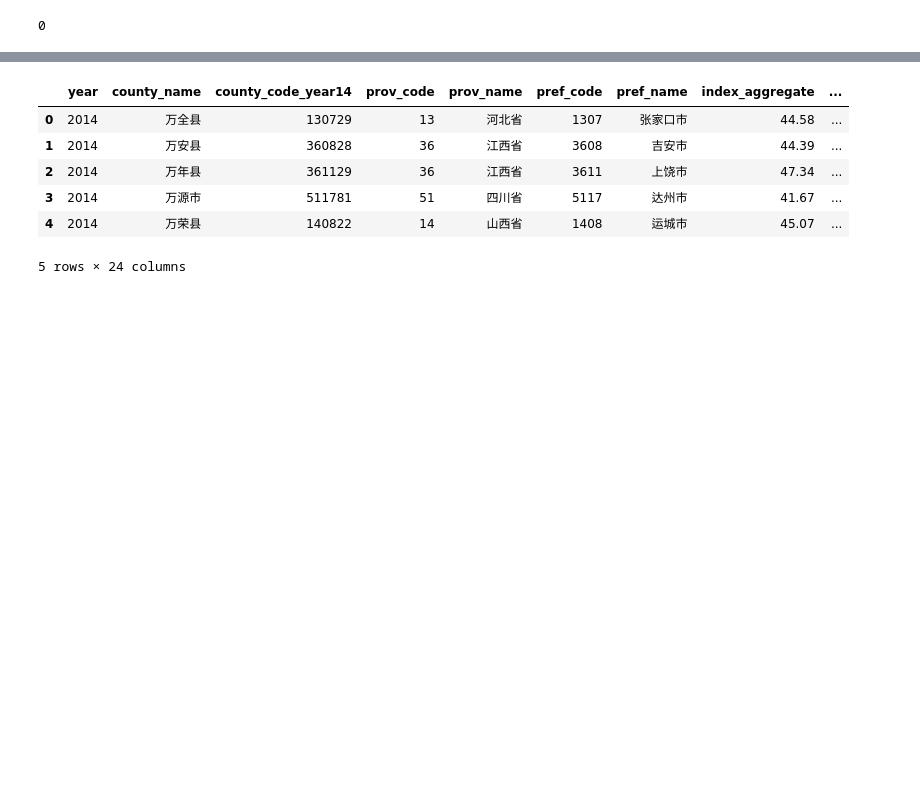
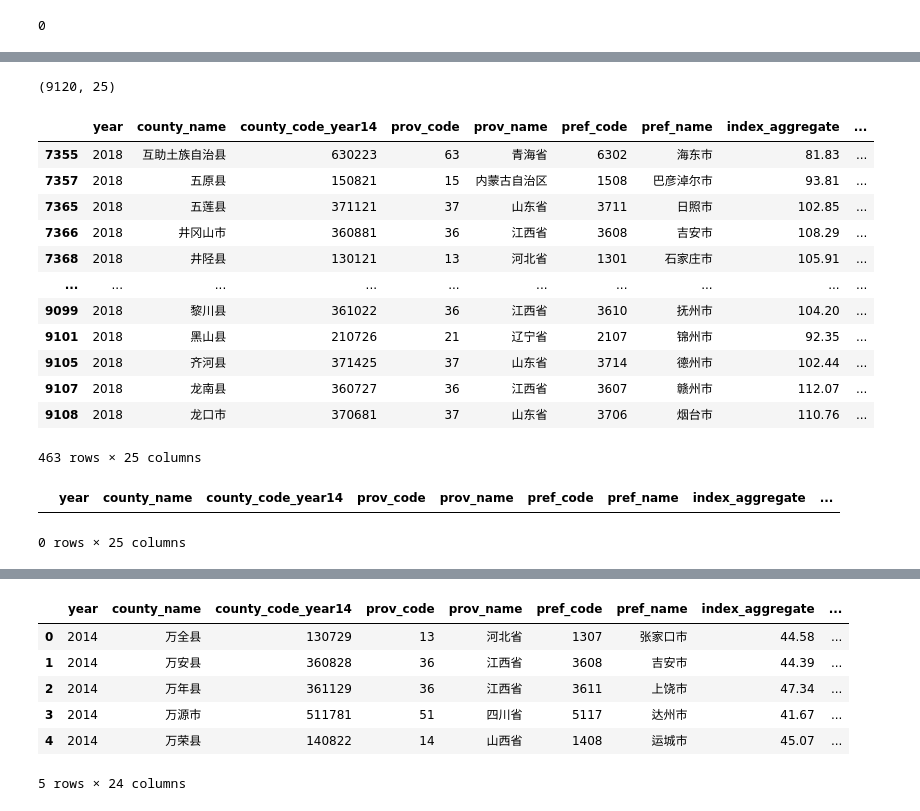
Before and after one commit to MariamAmmar/China_Fintech_Project, a Jupyter notebook: China_Fintech_Project/Katie.ipynb, the cells around one changed output, grey strips where cells are left out. Saved outputs shown, nothing was run; the diff lists cells and outputs as text; code cells hidden in the pictures; blank space fills up the shorter version.

Commit message:
clean gdp data

```diff
--- a/China_Fintech_Project/Katie.ipynb
+++ b/China_Fintech_Project/Katie.ipynb
@@ -232,0 +204,2 @@ df = data.copy()
+# %%
+df.at[7850,"pref_name"] = "伊犁哈萨克自治州"
@@ -232,0 +230,11 @@ df = data.copy()
+# %%
+import numpy as np
+from sklearn.impute import SimpleImputer
+def imputer(df):
+    imp = SimpleImputer(missing_values=np.nan, strategy='median')
+    df.iloc[:,17:18] = imp.fit_transform(df.iloc[:,17:18])
+    return df
+
+for i in df.year.value_counts().index:
+    df[df.year==i] = imputer(df[df.year==i])
+df.head()
@@ -232,0 +364,2 @@ df = data.copy()
+# %%
+gdp = pd.read_csv("data/gdp.csv")
@@ -232,0 +375,4 @@ df = data.copy()
+# %%
+in_gdp = gdp[["increase_percent","prov_code"]]
+in_gdp.head()
+df = df.merge(in_gdp, on="prov_code",how="left")
@@ -232,0 +403,4 @@ df = data.copy()
+# %%
+df.shape
+# %% [output]
+(9120, 25)
@@ -232,0 +416,29 @@ df = data.copy()
+# %%
+bool_series = pd.isnull(df[df.year==2018]["gdp"])
+
+# filtering data
+# displaying data only with gdp = NaN
+df[df.year==2018][bool_series]
+# %% [output]
+|  | year | county_name | county_code_year14 | prov_code | prov_name | pref_code | pref_name | index_aggregate | ... |
+| 7355 | 2018 | 互助土族自治县 | 630223 | 63 | 青海省 | 6302 | 海东市 | 81.83 | ... |
+| 7357 | 2018 | 五原县 | 150821 | 15 | 内蒙古自治区 | 1508 | 巴彦淖尔市 | 93.81 | ... |
+| 7365 | 2018 | 五莲县 | 371121 | 37 | 山东省 | 3711 | 日照市 | 102.85 | ... |
+| 7366 | 2018 | 井冈山市 | 360881 | 36 | 江西省 | 3608 | 吉安市 | 108.29 | ... |
+| 7368 | 2018 | 井陉县 | 130121 | 13 | 河北省 | 1301 | 石家庄市 | 105.91 | ... |
+| ... | ... | ... | ... | ... | ... | ... | ... | ... | ... |
+| 9099 | 2018 | 黎川县 | 361022 | 36 | 江西省 | 3610 | 抚州市 | 104.20 | ... |
+| 9101 | 2018 | 黑山县 | 210726 | 21 | 辽宁省 | 2107 | 锦州市 | 92.35 | ... |
+| 9105 | 2018 | 齐河县 | 371425 | 37 | 山东省 | 3714 | 德州市 | 102.44 | ... |
+| 9107 | 2018 | 龙南县 | 360727 | 36 | 江西省 | 3607 | 赣州市 | 112.07 | ... |
+| 9108 | 2018 | 龙口市 | 370681 | 37 | 山东省 | 3706 | 烟台市 | 110.76 | ... |
+463 rows × 25 columns
+# %%
+bool_series = pd.isnull(df[df.year==2018]["increase_percent"])
+
+# filtering data
+# displaying data only with gdp = NaN
+df[df.year==2018][bool_series]
+# %% [output]
+|  | year | county_name | county_code_year14 | prov_code | prov_name | pref_code | pref_name | index_aggregate | ... |
+0 rows × 25 columns
```
Also changed, not shown: parts of 87 cells of this notebook, 4 other files.
